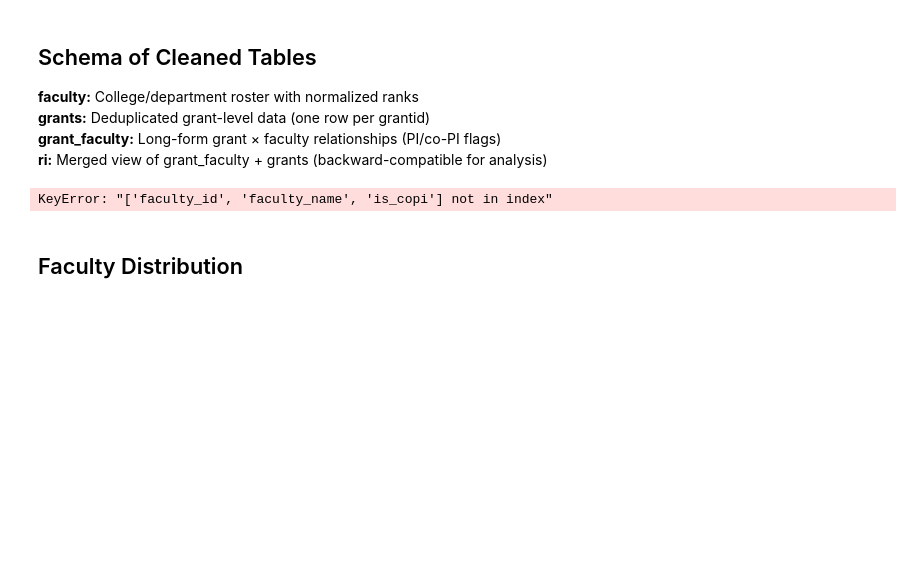
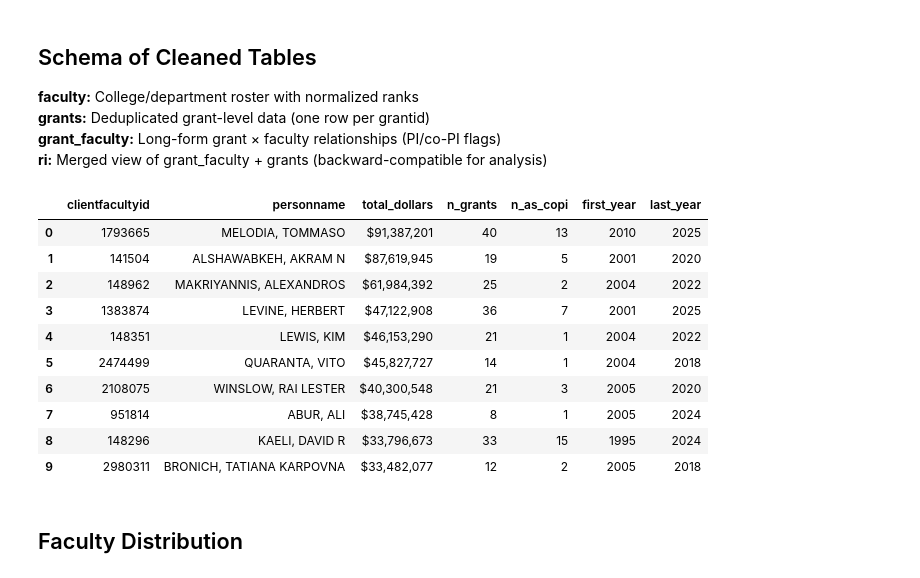
Before and after one commit to ebertini/visualizing-neu, a Jupyter notebook: notebooks/01_schema_overview.ipynb, the cells around one changed output. Drawn from its saved outputs; the diff is of its cells as text; code cells hidden in the pictures; blank space fills up the shorter version.

```diff
--- a/notebooks/01_schema_overview.ipynb
+++ b/notebooks/01_schema_overview.ipynb
@@ -107,29 +107,39 @@ Source: `ri_matches_grants_2026` (canonical structured grants table). Each grant
 # %%
 # Data is already loaded from Parquet in cell 3 as 'ri'
 # Top 10 faculty earners by total grant dollars
 
 # Deduplicate on grant + faculty combination
-ri_dedup = ri[['grantid', 'faculty_id', 'faculty_name', 'totaldollars', 'is_copi', 'startdateyear']].drop_duplicates(subset=['grantid', 'faculty_id'])
+ri_dedup = ri[['grantid', 'clientfacultyid', 'personname', 'totaldollars', 'iscopi', 'startdateyear']].drop_duplicates(subset=['grantid', 'clientfacultyid'])
 
 # Aggregate by faculty
 top10 = (
-    ri_dedup.groupby(['faculty_id', 'faculty_name'], as_index=False)
+    ri_dedup.groupby(['clientfacultyid', 'personname'], as_index=False)
     .agg(
         total_dollars=('totaldollars', 'sum'),
         n_grants=('grantid', 'nunique'),
-        n_as_copi=('is_copi', 'sum'),
+        n_as_copi=('iscopi', 'sum'),
         first_year=('startdateyear', 'min'),
         last_year=('startdateyear', 'max')
     )
     .sort_values('total_dollars', ascending=False)
     .head(10)
     .reset_index(drop=True)
 )
 
 top10['total_dollars'] = top10['total_dollars'].map(lambda v: f'${v:,.0f}')
 top10
 # %% [output]
-KeyError: "['faculty_id', 'faculty_name', 'is_copi'] not in index"
+|  | clientfacultyid | personname | total_dollars | n_grants | n_as_copi | first_year | last_year |
+| 0 | 1793665 | MELODIA, TOMMASO | $91,387,201 | 40 | 13 | 2010 | 2025 |
+| 1 | 141504 | ALSHAWABKEH, AKRAM N | $87,619,945 | 19 | 5 | 2001 | 2020 |
+| 2 | 148962 | MAKRIYANNIS, ALEXANDROS | $61,984,392 | 25 | 2 | 2004 | 2022 |
+| 3 | 1383874 | LEVINE, HERBERT | $47,122,908 | 36 | 7 | 2001 | 2025 |
+| 4 | 148351 | LEWIS, KIM | $46,153,290 | 21 | 1 | 2004 | 2022 |
+| 5 | 2474499 | QUARANTA, VITO | $45,827,727 | 14 | 1 | 2004 | 2018 |
+| 6 | 2108075 | WINSLOW, RAI LESTER | $40,300,548 | 21 | 3 | 2005 | 2020 |
+| 7 | 951814 | ABUR, ALI | $38,745,428 | 8 | 1 | 2005 | 2024 |
+| 8 | 148296 | KAELI, DAVID R | $33,796,673 | 33 | 15 | 1995 | 2024 |
+| 9 | 2980311 | BRONICH, TATIANA KARPOVNA | $33,482,077 | 12 | 2 | 2005 | 2018 |
 # %% [markdown]
 ## Faculty Distribution
 # %%
```
Also changed, not shown: parts of 2 cells of this notebook.
